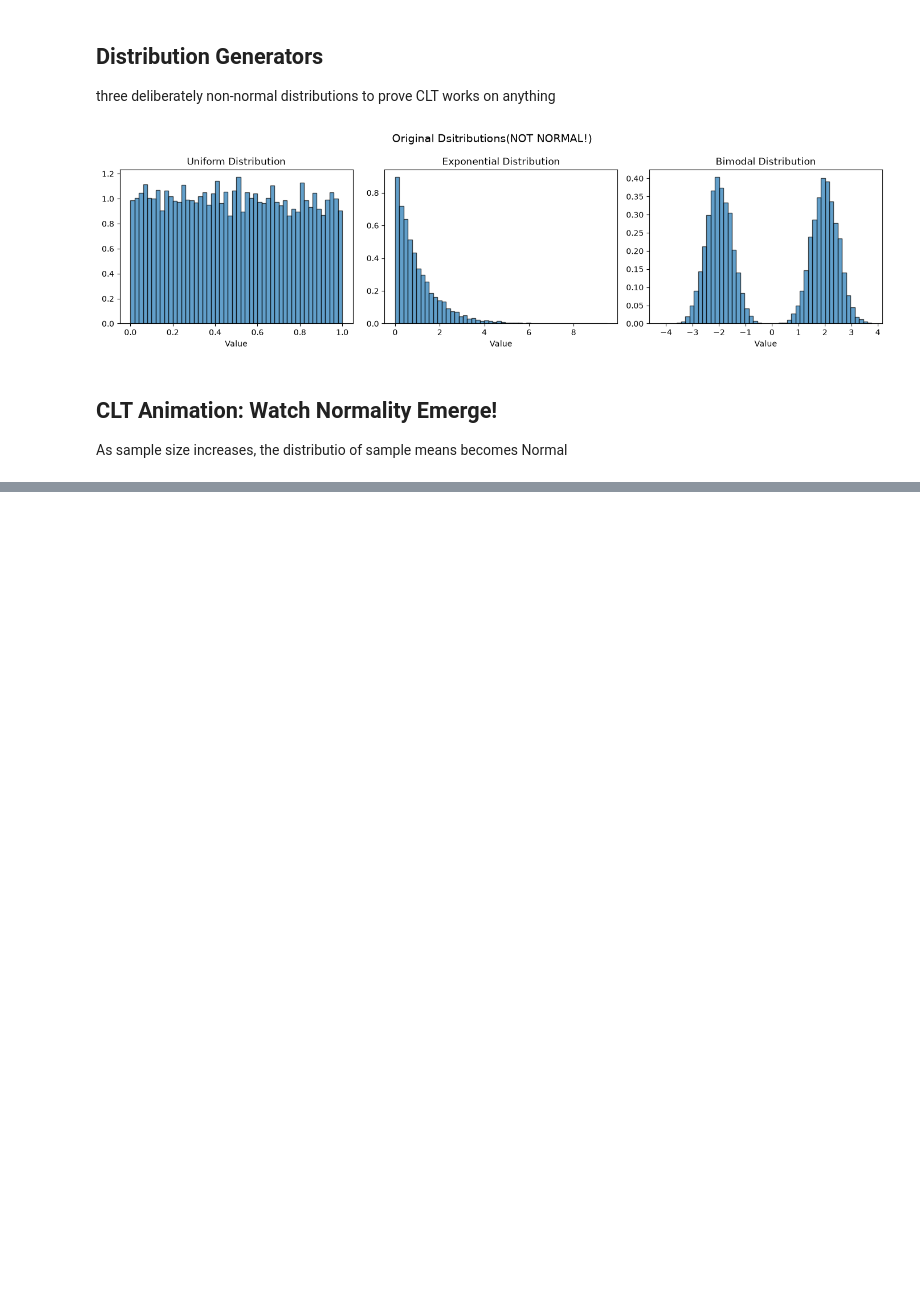
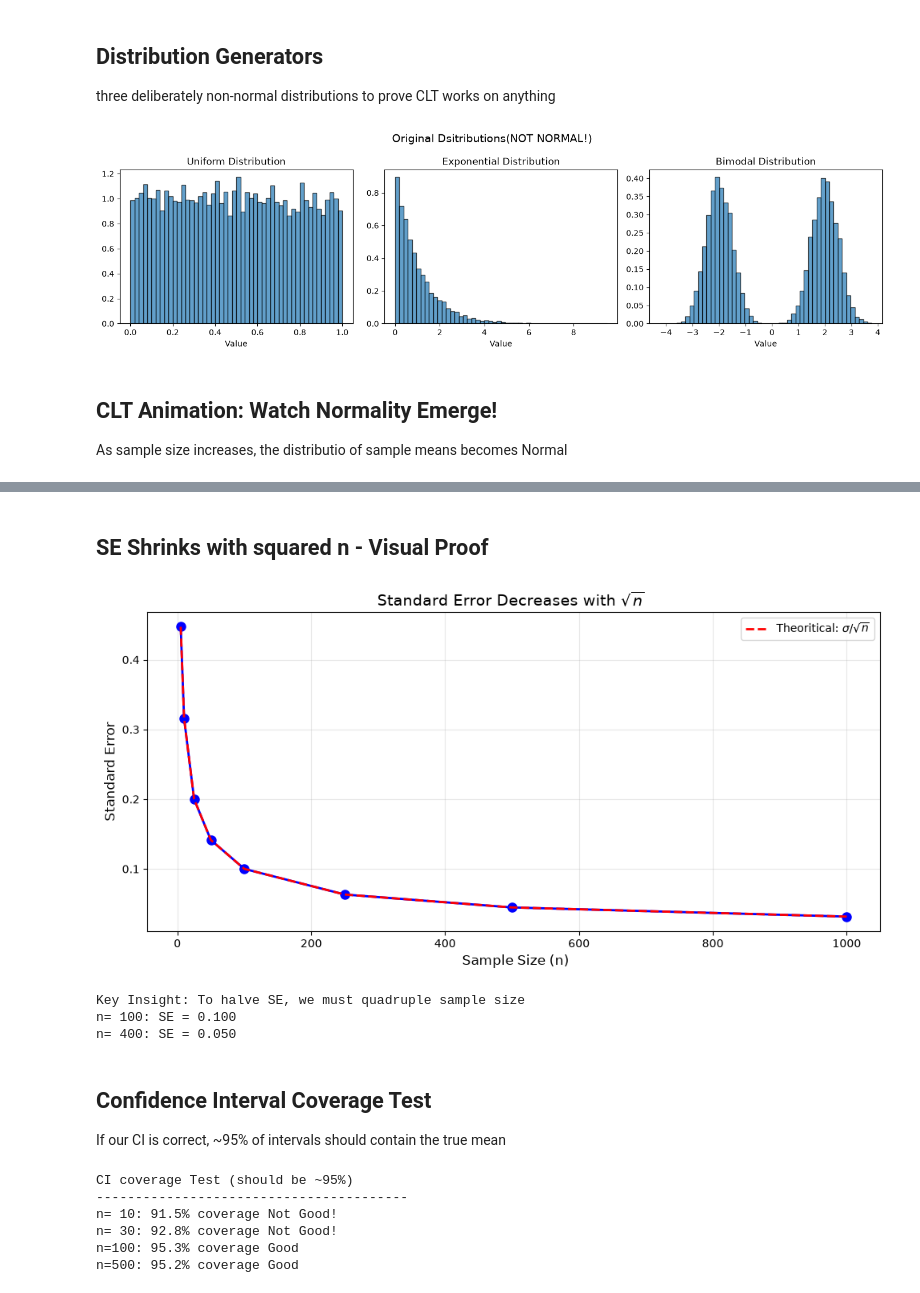
Before and after one commit to YasmineCharifi/Brownian-Motion-Simulator, a Jupyter notebook: notebooks/clt_animation.ipynb, the cells around one changed output, grey strips where cells are left out. Cells and saved outputs as stored; diff of their text form; code cells hidden in the pictures; blank space fills up the shorter version.

```diff
--- a/notebooks/clt_animation.ipynb
+++ b/notebooks/clt_animation.ipynb
@@ -146,0 +144,60 @@ BIMODAL Distribution
+# %% [markdown]
+## SE Shrinks with squared n - Visual Proof
+# %%
+sample_sizes = np.array([5, 10, 25, 50, 100, 250, 500, 1000])
+sigma= 1.0
+
+se_values = [standard_error(sigma, n) for n in sample_sizes]
+
+plt.figure(figsize=(10,5))
+plt.plot(sample_sizes, se_values, 'bo-', markersize=8, lw=2)
+plt.plot(sample_sizes, sigma/np.sqrt(sample_sizes), 'r--', lw=2, label=r'Theoritical: $\sigma / \sqrt{n}$')
+plt.xlabel(' Sample Size (n)', fontsize=12)
+plt.ylabel('Standard Error', fontsize=12)
+plt.title(r'Standard Error Decreases with $\sqrt{n}$ ', fontsize=14)
+plt.legend()
+plt.grid(True, alpha=0.3)
+plt.tight_layout()
+plt.show()
+
+print("Key Insight: To halve SE, we must quadruple sample size")
+print(f"n= 100: SE = {standard_error(1, 100):.3f}")
+print(f"n= 400: SE = {standard_error(1, 400):.3f}")
+# %% [output]
+[figure, added]
+Key Insight: To halve SE, we must quadruple sample size
+n= 100: SE = 0.100
+n= 400: SE = 0.050
+# %% [markdown]
+## Confidence Interval Coverage Test
+If our CI is correct, ~95% of intervals should contain the true mean
+# %%
+def test_ci_coverage(true_mean, true_std, n, confidence=0.95, n_trials=1000):
+    hits = 0
+    for _ in range(n_trials):
+        sample = np.random.normal(true_mean, true_std, n)
+        sample_mean = np.mean(sample)
+        se = standard_error(np.std(sample, ddof=1), n)
+        lo, hi = confidence_interval(sample_mean, se, confidence)
+        if lo <= true_mean <= hi:
+            hits +=1
+
+    coverage = hits / n_trials
+    return coverage
+
+# test with known parameters
+true_mu, true_sigma = 50, 10
+
+print("CI coverage Test (should be ~95%)")
+print('-'*40)
+for n in [10, 30, 100, 500]:
+    coverage = test_ci_coverage(true_mu, true_sigma, n)
+    status = "Good" if 0.93 <= coverage <= 0.97 else "Not Good!"
+    print(f"n={n:3d}: {coverage:.1%} coverage {status}")
+# %% [output]
+CI coverage Test (should be ~95%)
+----------------------------------------
+n= 10: 91.5% coverage Not Good!
+n= 30: 92.8% coverage Not Good!
+n=100: 95.3% coverage Good
+n=500: 95.2% coverage Good
```
Also changed, not shown: parts of 2 cells of this notebook.
